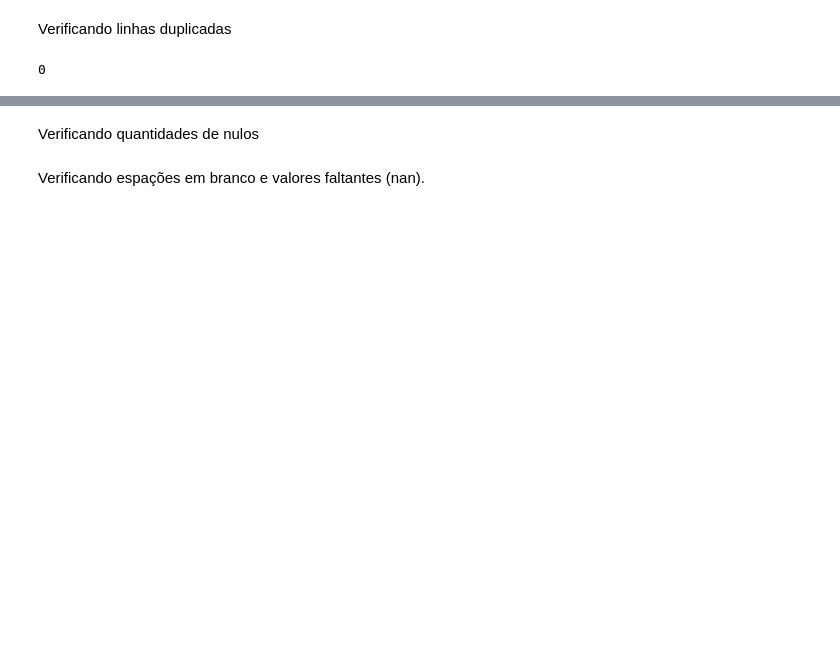
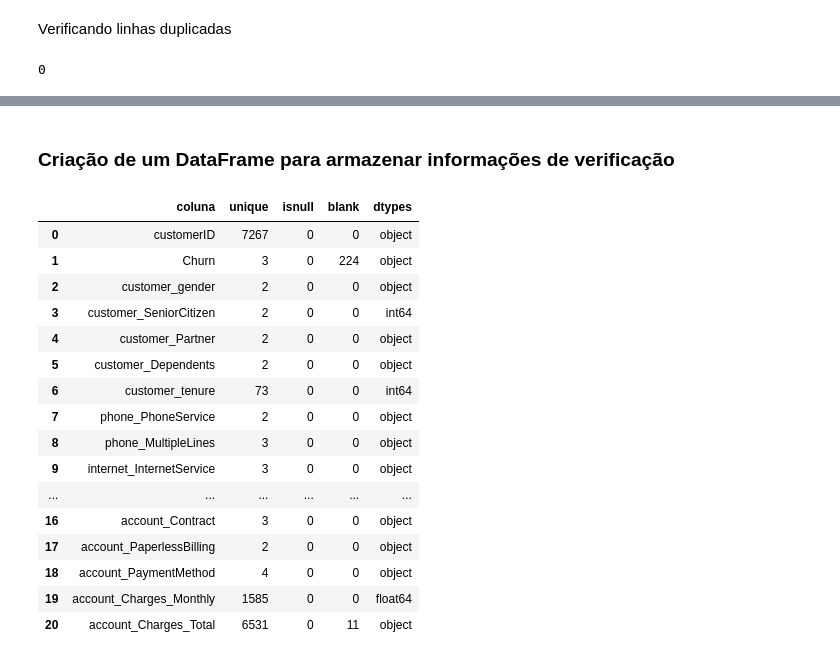
Before and after one commit to itsGab/ChallengeDS, a Jupyter notebook: nb01.ipynb, the cells around one changed output, grey strips where cells are left out. Cells and saved outputs as stored; diff of their text form; code cells hidden in the pictures; blank space fills up the shorter version.

```diff
--- a/nb01.ipynb
+++ b/nb01.ipynb
@@ -67,2 +58,0 @@ df_check['unique'] = df.nunique().values
-# %% [markdown]
-Verificando quantidades de nulos
@@ -71,13 +59,42 @@ df_check['isnull'] = df.isnull().sum().values
-# %% [markdown]
-Verificando espações em branco e valores faltantes (nan).
+# %% [markdown]
+### Criação de um DataFrame para armazenar informações de verificação
 # %%
-colunas_object = df.select_dtypes('object').columns
+df_check = pd.DataFrame({'coluna': df.columns})
 
-temp_series1 = df[colunas_object].apply(lambda x: x.str.strip().isin(['']).sum())
+# Verificando quantos valores unicos existem em cada  (7267 é o número máximo possível)
+df_check['unique'] = df.nunique().values
 
-temp_series2 = df.select_dtypes(['float', 'integer']).isnull().sum()
+# Verificando quantidades de nulos
+df_check['isnull'] = df.isnull().sum().values
 
+# Verificando espações em branco e valores faltantes
+temp_series1 = df[df.select_dtypes('object').columns].apply(lambda x: x.str.strip().isin(['']).sum()) # colunas dados object (str)
+temp_series2 = df.select_dtypes(['float', 'integer']).isnull().sum() # colunas dados numericos (int e float)
 temp_series = pd.concat([temp_series1, temp_series2])
 temp_series.name = 'blank'
+df_check = df_check.merge(temp_series, how='left', left_on='coluna', right_index=True)
 
-df_check = df_check.merge(temp_series, how='left', left_on='coluna', right_index=True)
+# Verificando data type
+df_check['dtypes'] = df.dtypes.values
+
+
+# Display DF
+df_check
+# %% [output]
+|  | coluna | unique | isnull | blank | dtypes |
+| 0 | customerID | 7267 | 0 | 0 | object |
+| 1 | Churn | 3 | 0 | 224 | object |
+| 2 | customer_gender | 2 | 0 | 0 | object |
+| 3 | customer_SeniorCitizen | 2 | 0 | 0 | int64 |
+| 4 | customer_Partner | 2 | 0 | 0 | object |
+| 5 | customer_Dependents | 2 | 0 | 0 | object |
+| 6 | customer_tenure | 73 | 0 | 0 | int64 |
+| 7 | phone_PhoneService | 2 | 0 | 0 | object |
+| 8 | phone_MultipleLines | 3 | 0 | 0 | object |
+| 9 | internet_InternetService | 3 | 0 | 0 | object |
+| ... | ... | ... | ... | ... | ... |
+| 16 | account_Contract | 3 | 0 | 0 | object |
+| 17 | account_PaperlessBilling | 2 | 0 | 0 | object |
+| 18 | account_PaymentMethod | 4 | 0 | 0 | object |
+| 19 | account_Charges_Monthly | 1585 | 0 | 0 | float64 |
+| 20 | account_Charges_Total | 6531 | 0 | 11 | object |
```
Also changed, not shown: parts of 15 cells of this notebook.
